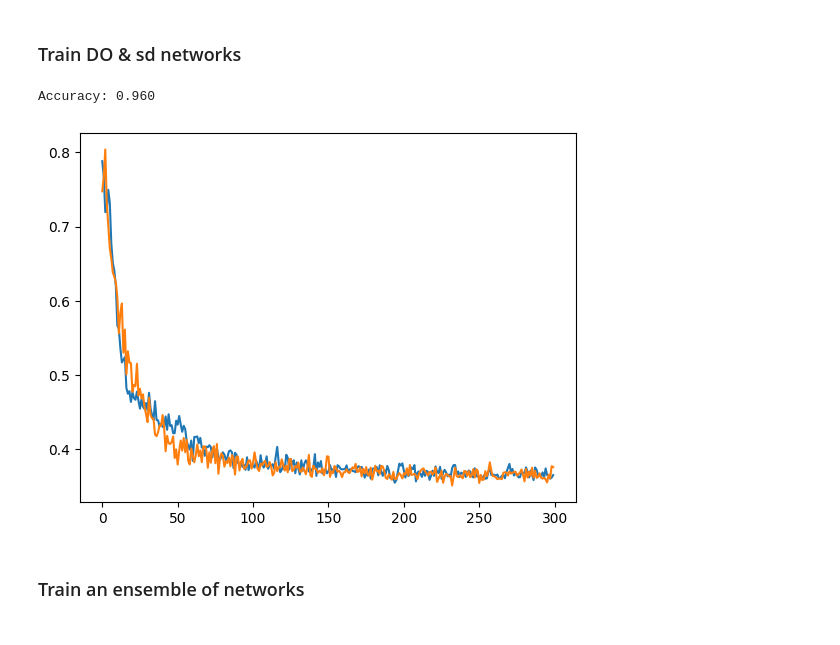
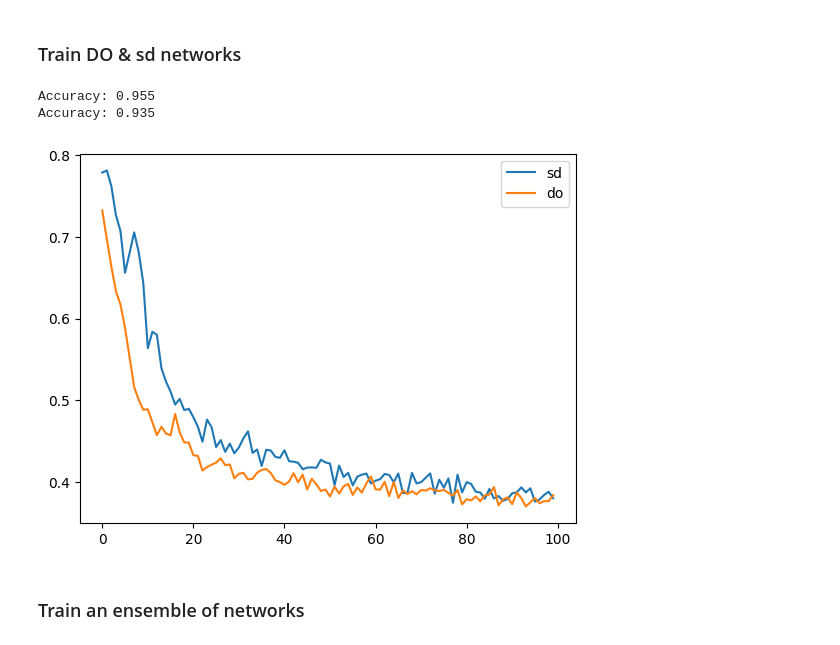
Before and after one commit to LeonY117/Bayes-Stochastic-Depth, a Jupyter notebook: notebooks/two_moon.ipynb, the cells around one changed output. Cells and saved outputs as stored; diff of their text form; code cells hidden in the pictures.

```diff
--- a/notebooks/two_moon.ipynb
+++ b/notebooks/two_moon.ipynb
@@ -153,7 +160,7 @@ class _ResidualSdBlock(nn.Module):
             nn.Linear(features, features), nn.BatchNorm1d(features), nn.ReLU()
         )
         self.p = p
-        self.sd = CustomStochasticDepth(p, mode="row")
+        self.sd = StochasticDepthCustom(p, mode="row")
 
     def forward(self, x: Tensor, generator=None) -> Tensor:
         out = self.block(x)
@@ -176,9 +183,10 @@ class SdNetwork(BayesianNet):
         )
 
     def _forward_impl(self, x: Tensor) -> Tensor:
+        generator = self.generator if self.use_subnet else None
         for block in self.blocks:
             if type(block) == _ResidualSdBlock:
-                x = block(x, self.generator)
+                x = block(x, generator)
             else:
                 x = block(x)
         return x
@@ -195,7 +203,7 @@ class _ResidualDropoutBlock(nn.Module):
             nn.BatchNorm1d(features),
             nn.ReLU(),
         )
-        self.dropout = CustomDropout(p=p)
+        self.dropout = DropoutCustom(p=p)
 
     def forward(self, x: Tensor, generator=None) -> Tensor:
         out = self.dropout(self.block(x), generator)
@@ -217,9 +225,10 @@ class DONetwork(BayesianNet):
         )
 
     def _forward_impl(self, x: Tensor) -> Tensor:
+        generator = self.generator if self.use_subnet else None
         for block in self.blocks:
-            if type(block) == _ResidualSdBlock:
-                x = block(x, self.generator)
+            if type(block) == _ResidualDropoutBlock:
+                x = block(x, generator)
             else:
                 x = block(x)
         return x
@@ -276,48 +286,53 @@ def batch_ensemble_forward(x_batch: Tensor, nets: List[nn.Module]) -> Tensor:
 ### Train DO & sd networks
 # %%
 # net:BayesianNet = DONetwork(inp=2, oup=2, N=2, d_feat=30, p=0.5)
-do_net: BayesianNet = DONetwork(inp=2, oup=2, N=20, d_feat=10, p=0.5)
-sd_net: BayesianNet = SdNetwork(inp=2, oup=2, N=20, d_feat=10, p=0.5)
+do_net: BayesianNet = DONetwork(inp=2, oup=2, N=5, d_feat=15, p=0.3)
+sd_net: BayesianNet = SdNetwork(inp=2, oup=2, N=10, d_feat=10, p=0.5)
 
 
 def train(net, epochs) -> List[float]:
     net.train()
     optimizer = optim.SGD(net.parameters(), lr=0.05, momentum=0.9, weight_decay=1e-4)
     criterion = nn.BCELoss()
     criterion = nn.CrossEntropyLoss()
 
     history = []
 
     for e in tqdm(range(epochs)):
         optimizer.zero_grad()
         y_logits = net(X)
         loss = criterion(y_logits.squeeze(1), Y.to(torch.long))
         loss.backward()
         optimizer.step()
 
         history.append(loss.item())
 
     return history
 
 
-history = train(sd_net, 300)
-plt.plot(history)
-history = train(do_net, 300)
-plt.plot(history)
+history = train(sd_net, 100)
+plt.plot(history, label='sd')
+history = train(do_net, 100)
+plt.plot(history, label='do')
+plt.legend()
+
 
 def eval(net):
     net.eval()
     with torch.no_grad():
         net.set_bayes_mode(False, "sd")
         y_pred = net(X).argmax(dim=1)
-    return (y_pred.squeeze() == Y).sum()/len(Y)
+    return (y_pred.squeeze() == Y).sum() / len(Y)
+
 
 # plot_two_moons(X, y_pred)
 
+print(f"Accuracy: {eval(do_net):.3f}")
 print(f"Accuracy: {eval(sd_net):.3f}")
 # %% [output]
-Accuracy: 0.960
+Accuracy: 0.955
+Accuracy: 0.935
-[figure, old version]
+[figure, new version]
 # %% [markdown]
 ### Train an ensemble of networks
 # %%
```
Also changed, not shown: parts of 6 cells of this notebook.
